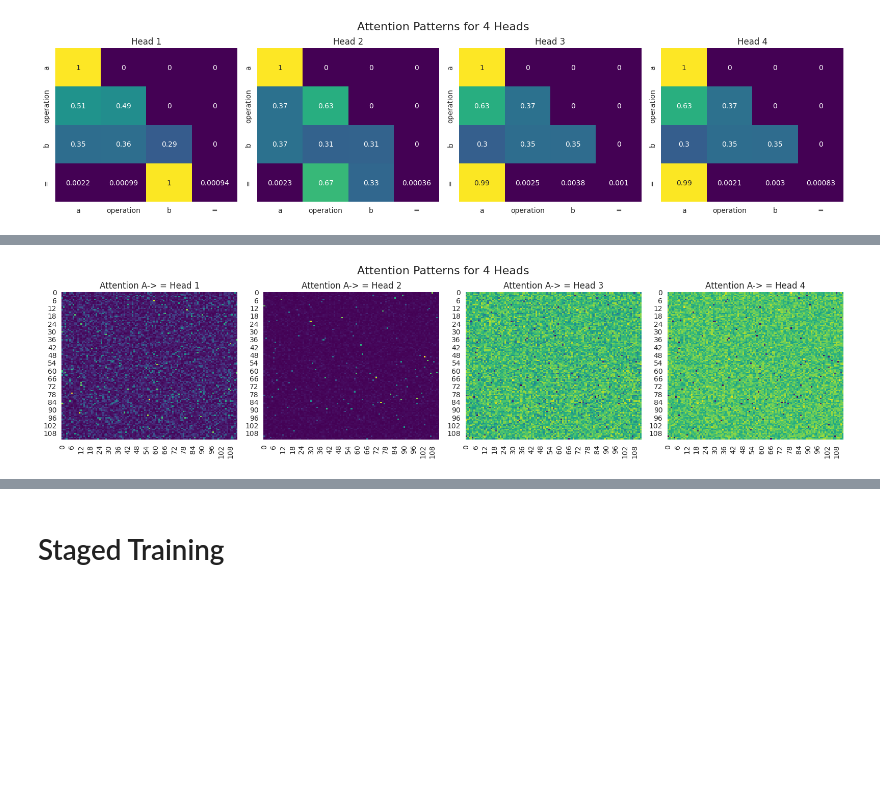
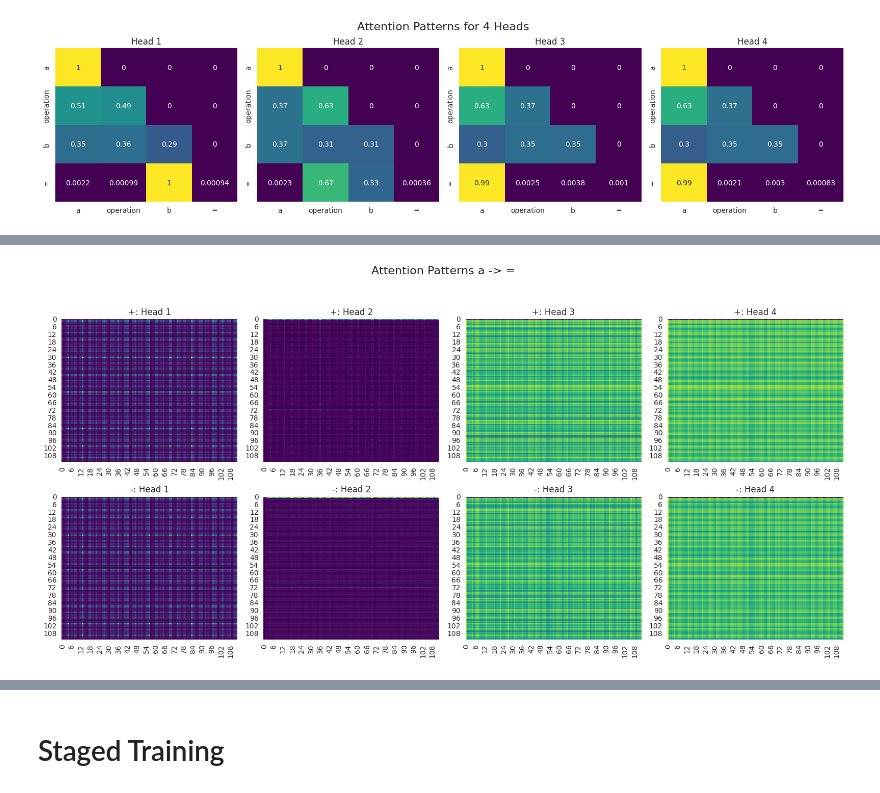
Before and after one commit to jtf9808/shared-circuit-formation, a Jupyter notebook: grokking/investigate_results.ipynb, the cells around one changed output, grey strips where cells are left out. Drawn from its saved outputs; the diff is of its cells as text; code cells hidden in the pictures; blank space fills up the shorter version.

Commit message:
progress in attn pattern analysis

```diff
--- a/grokking/investigate_results.ipynb
+++ b/grokking/investigate_results.ipynb
@@ -86,6 +86,16 @@ model(torch.tensor([1, 115, 15, 113]))[0, 3].argmax().item()
 # %% [markdown]
 ## Run model on full dataset to look at activations/attention patterns
 # %%
-full_dataset = torch.concat([results['test_data'], results['train_data']], dim=0)
-full_dataset.shape
+import einops
+from modular_addition import ModularOperationsDataset
+operations = (lambda x, y: x + y, lambda x, y: x - y)
+dataset = ModularOperationsDataset(
+    base=113,
+    train_fraction=0.25,
+    operations=operations,
+)
+full_dataset = einops.rearrange(dataset.data, "i j k -> (i k) j")
+plus_dataset = dataset.data[:,:,0]
+minus_dataset = dataset.data[:,:,1]
+print(f"plus: {plus_dataset.shape}, minus: {minus_dataset.shape}, full: {full_dataset.shape}")
 # %% [output]
@@ -152,7 +162,7 @@ plt.show()
 # %% [markdown]
 ### Attention patterns for +
 # %%
-output_plus, cache_plus = model.run_with_cache(full_dataset[0::2])
+output_plus, cache_plus = model.run_with_cache(plus_dataset)
 av_attention = cache_plus["pattern", 0].mean(dim=0).detach().cpu()
 labels = ['a', 'operation', 'b', '=']
 # Create a figure to hold the 4 attention head plots
@@ -181,7 +191,7 @@ plt.show()
 # %% [markdown]
 ### Attention patterns for -
 # %%
-output_minus, cache_minus = model.run_with_cache(full_dataset[1::2])
+output_minus, cache_minus = model.run_with_cache(minus_dataset)
 av_attention = cache_minus["pattern", 0].mean(dim=0).detach().cpu()
 labels = ['a', 'operation', 'b', '=']
 # Create a figure to hold the 4 attention head plots
@@ -212,21 +257,33 @@ all the following heatmaps are wrong
 # %%
-a_to_equals_attn_patterns = cache_plus["pattern", 0][:,:,-1,0].detach().cpu()
-fig, axes = plt.subplots(1, 4, figsize=(16, 4))
-fig.suptitle("Attention Patterns for 4 Heads", fontsize=16)
+a_to_equals_attn_patterns_plus = cache_plus["pattern", 0][:,:,-1,0].detach().cpu()
+a_to_equals_attn_patterns_minus = cache_minus["pattern", 0][:,:,-1,0].detach().cpu()
+fig, axes = plt.subplots(2, 4, figsize=(16, 8))
+fig.suptitle("Attention Patterns a -> =", fontsize=16)
 
 # Loop through each head and plot its attention pattern
-for i, ax in enumerate(axes):
+
+for i, ax in enumerate(axes[0]):
     sns.heatmap(
-        a_to_equals_attn_patterns[:, i].reshape(113, 113),
+        a_to_equals_attn_patterns_plus[:, i].reshape(113, 113),
         cmap="viridis",  # Use a color map
         cbar=False,  # Disable color bar to reduce clutter
         ax=ax  # Plot on the current axis
     )
-    ax.set_title(f'Attention A-> = Head {i + 1}', fontsize=12)
+    ax.set_title(f'+: Head {i + 1}', fontsize=12)
+
+for i, ax in enumerate(axes[1]):
+
+    sns.heatmap(
+        a_to_equals_attn_patterns_minus[:, i].reshape(113, 113),
+        cmap="viridis",  # Use a color map
+        cbar=False,  # Disable color bar to reduce clutter
+        ax=ax  # Plot on the current axis
+    )
+    ax.set_title(f'-: Head {i + 1}', fontsize=12)
 # Show the plot
 plt.tight_layout()
 plt.subplots_adjust(top=0.85)  # Adjust to make space for the title
 plt.show()
 # %% [output]
-[figure, old version]
+[figure, new version]
 # %%
```
Also changed, not shown: parts of 11 cells of this notebook.
